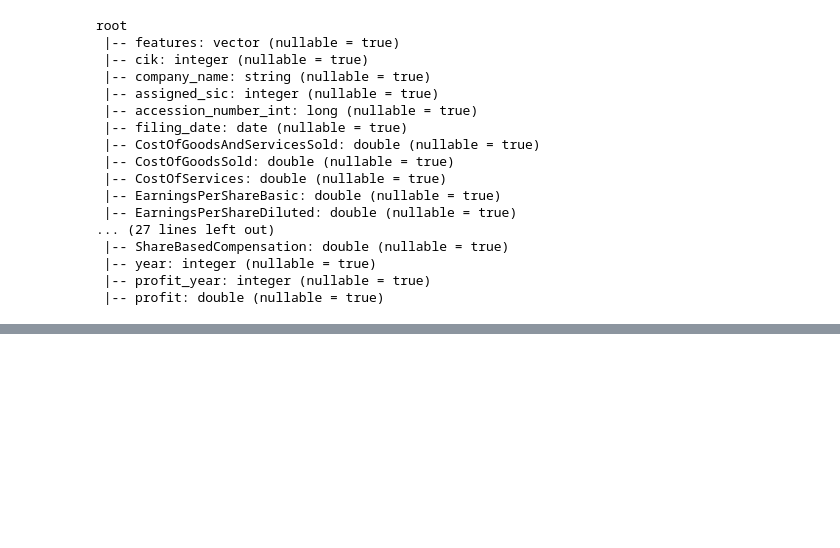
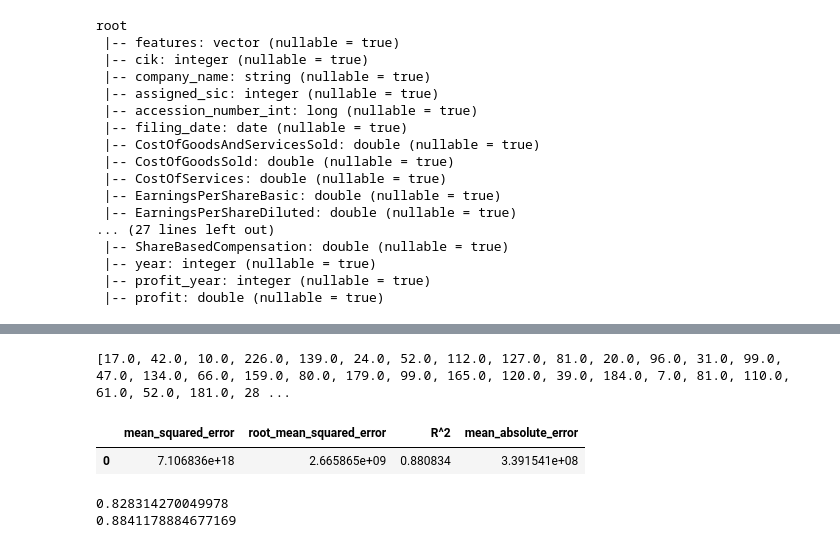
Before and after one commit to Yushuyang1994/502-project, a Jupyter notebook: lightgbm.ipynb, the cells around one changed output, grey strips where cells are left out. Cells and saved outputs as stored; diff of their text form; code cells hidden in the pictures; blank space fills up the shorter version.

```diff
--- a/lightgbm.ipynb
+++ b/lightgbm.ipynb
@@ -137,2 +205,16 @@ Py4JJavaError: An error occurred while calling o722.fit.
 # %%
 test_model = lgbModel.transform(test)
+# %%
+print(lgbModel.getFeatureImportances())
+# %% [output]
+[17.0, 42.0, 10.0, 226.0, 139.0, 24.0, 52.0, 112.0, 127.0, 81.0, 20.0, 96.0, 31.0, 99.0, 47.0, 134.0, 66.0, 159.0, 80.0, 179.0, 99.0, 165.0, 120.0, 39.0, 184.0, 7.0, 81.0, 110.0, 61.0, 52.0, 181.0, 28 ...
+# %%
+from mmlspark.train import ComputeModelStatistics
+metrics = ComputeModelStatistics(evaluationMetric='regression',
+                                 labelCol='profit',
+                                 scoresCol='prediction') \
+            .transform(test_model)
+metrics.toPandas()
+# %% [output]
+|  | mean_squared_error | root_mean_squared_error | R^2 | mean_absolute_error |
+| 0 | 7.106836e+18 | 2.665865e+09 | 0.880834 | 3.391541e+08 |
@@ -138,0 +223,7 @@ test_model = lgbModel.transform(test)
+# %%
+evaluator = bce(rawPredictionCol='prediction', labelCol='profit')
+print(evaluator.evaluate(test_model, {evaluator.metricName: 'areaUnderROC'}))
+print(evaluator.evaluate(test_model, {evaluator.metricName: 'areaUnderPR'}))
+# %% [output]
+0.828314270049978
+0.8841178884677169
```
Also changed, not shown: parts of 12 cells of this notebook.
